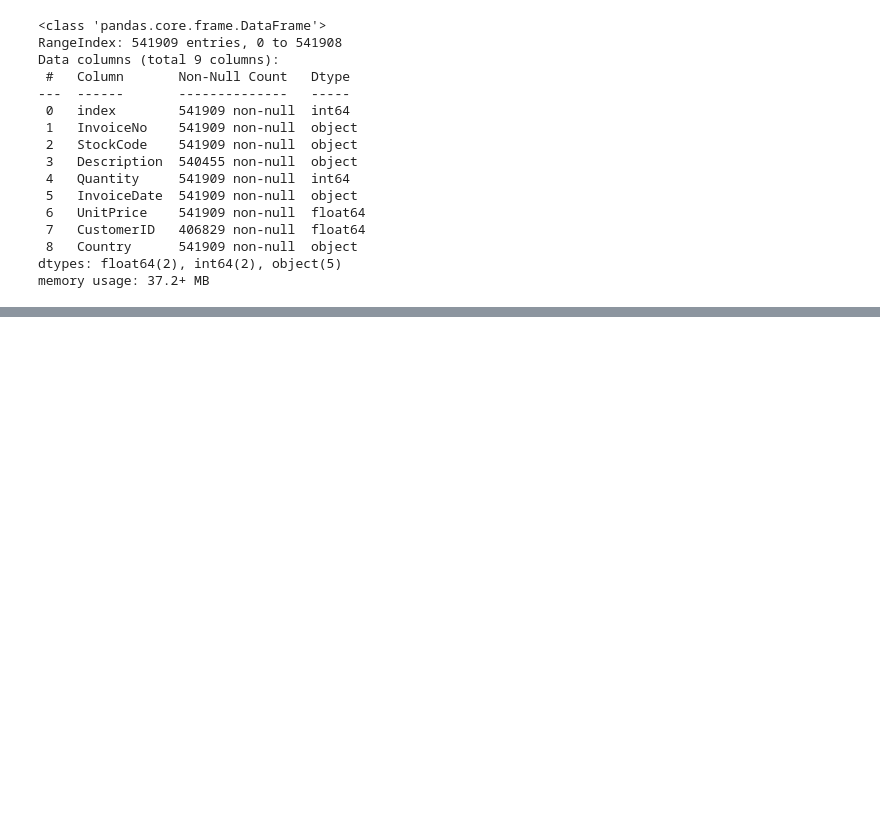
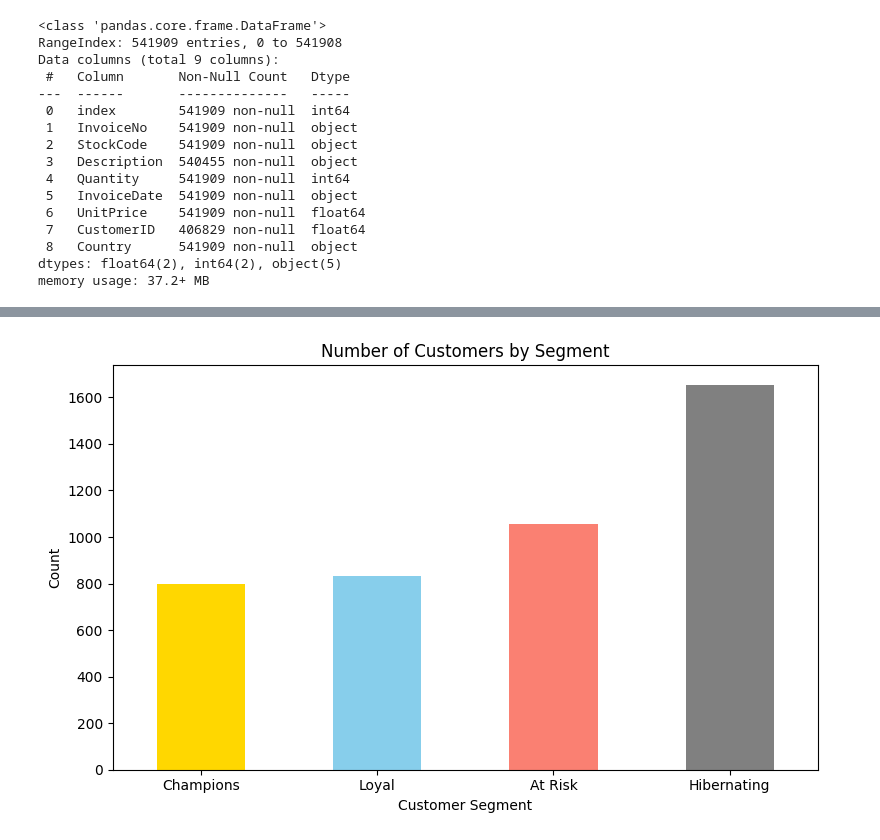
Before and after one commit to Isha8602/Online-Retail-Customer-Behavior-Analytics-A-Power-BI-Dashboard-Project, a Jupyter notebook: Online_Retails_analysis.ipynb, the cells around one changed output, grey strips where cells are left out. Saved outputs shown, nothing was run; the diff lists cells and outputs as text; code cells hidden in the pictures; blank space fills up the shorter version.

```diff
--- a/Online_Retails_analysis.ipynb
+++ b/Online_Retails_analysis.ipynb
@@ -181,0 +166,41 @@ dtype: int64
+# %%
+rfm = pd.DataFrame({
+    'Recency': recency,
+    'Frequency': frequency,
+    'Monetary': monetary
+}).reset_index()
+# %%
+# Quartile scoring (1 = best, 4 = worst)
+# Recency: lower is better → reverse score
+rfm['R_quartile'] = pd.qcut(rfm['Recency'], 4, labels=False, duplicates='drop')
+rfm['R_quartile'] = rfm['R_quartile'].max() - rfm['R_quartile'] + 1
+# Frequency & Monetary: higher is better
+rfm['F_quartile'] = pd.qcut(rfm['Frequency'], 4, labels=False, duplicates='drop') + 1
+rfm['M_quartile'] = pd.qcut(rfm['Monetary'], 4, labels=False, duplicates='drop') + 1
+# RFM Score (sum of three quartiles, range 3–12)
+rfm['RFM_Score'] = rfm['R_quartile'] + rfm['F_quartile'] + rfm['M_quartile']
+# %%
+def segment_customer(row):
+    if row['RFM_Score'] >= 10:
+        return 'Champions'
+    elif row['RFM_Score'] >= 8:
+        return 'Loyal'
+    elif row['RFM_Score'] >= 6:
+        return 'At Risk'
+    else:
+        return 'Hibernating'
+# %%
+rfm['Segment'] = rfm.apply(segment_customer, axis=1)
+# %%
+segment_counts = rfm['Segment'].value_counts().reindex(['Champions','Loyal','At Risk','Hibernating'])
+
+plt.figure(figsize=(8,5))
+segment_counts.plot(kind='bar', color=['gold','skyblue','salmon','gray'])
+plt.title('Number of Customers by Segment')
+plt.xlabel('Customer Segment')
+plt.ylabel('Count')
+plt.xticks(rotation=0)
+plt.tight_layout()
+plt.show()
+# %% [output]
+[figure, added]
```
Also changed, not shown: parts of 40 cells of this notebook.
